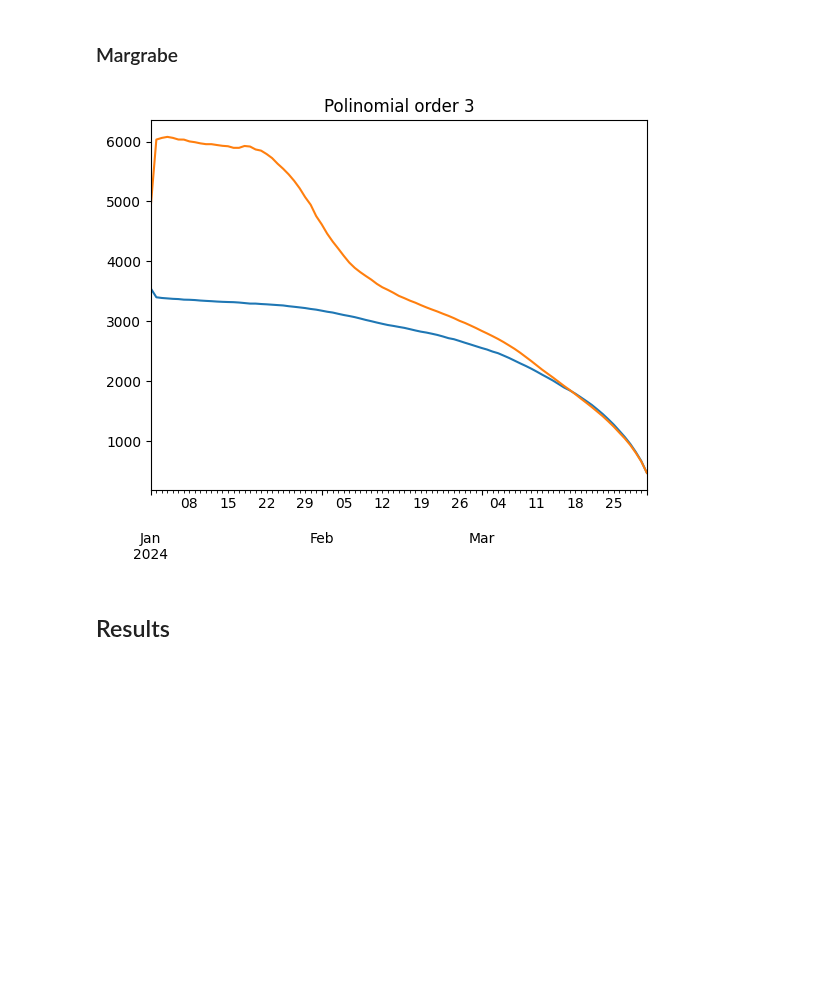
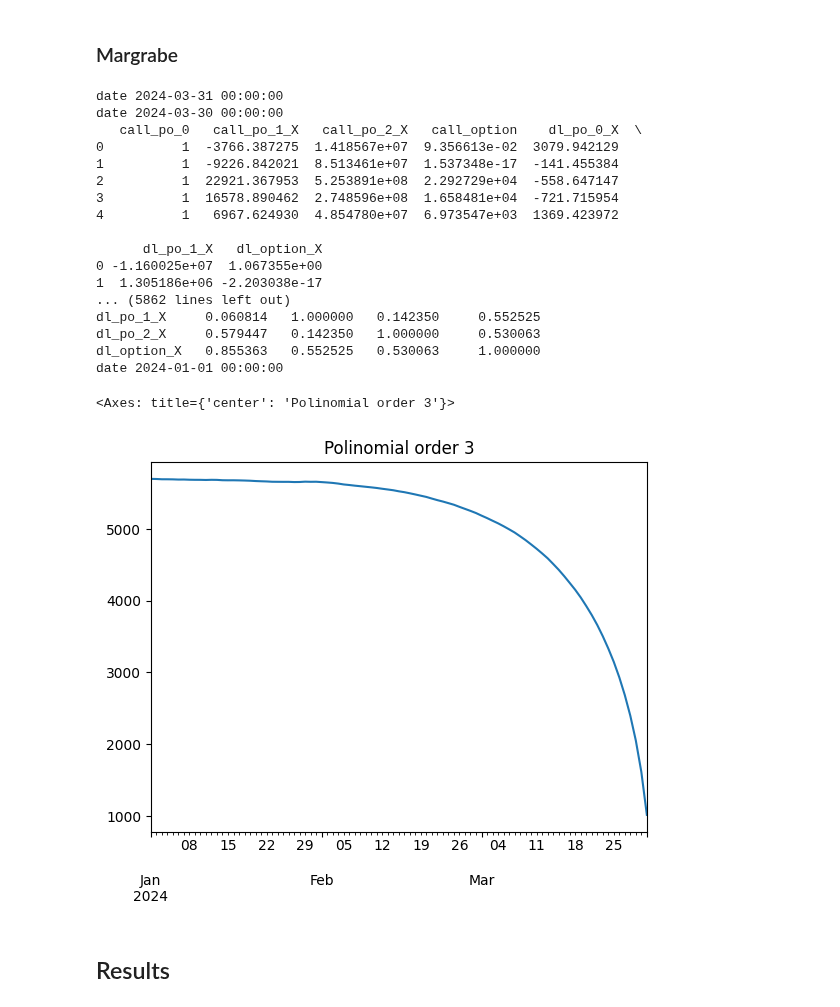
Before and after one commit to amacias-afma/montecarlohedge, a Jupyter notebook: main.ipynb, the cells around one changed output. Saved outputs shown, nothing was run; the diff lists cells and outputs as text; code cells hidden in the pictures; blank space fills up the shorter version.

```diff
--- a/main.ipynb
+++ b/main.ipynb
@@ -83,7 +86,7 @@ In this section, we load the necessary financial and operational data from CSV f
 
 The `read_data` function handles the loading and preprocessing of these datasets.
 # %%
-df_data = rd.read_data(data_path)
+df_data = rd.read_data(data_path, is_electricity_constant)
 # %% [markdown]
 ### Preprocessing
 We filter the data to include only the training period, which ends on the `valuation_date`. This ensures that our simulation is based on historical data available up to the point of valuation.
@@ -212,7 +208,11 @@ We estimate the coefficients `alpha` for the function `g(x, y)`. This function a
 dates = [valuation_date + dt.timedelta(days=i) for i in range(n_days_forecast + 1)]
 
 prices = {}
-prices['X'] = pd.DataFrame(price_simulations['hashprice'], columns=dates)
-prices['Y'] = pd.DataFrame(price_simulations['electricity'], columns=dates)
+prices['X'] = pd.DataFrame(price_simulations['btc'], columns=dates)
+if not is_electricity_constant:
+    prices['Y'] = pd.DataFrame(price_simulations['electricity'], columns=dates)
+else:
+    prices['Y'] = constant_electricity_price
+prices['Z'] = pd.DataFrame(price_simulations['hashprice'], columns=dates)
 # %%
 g_alpha = gf.estimate_g_alpha(prices, dates_parameters, investment_parameters, others_parameters)
@@ -225,6 +234,10 @@ g_alpha = gf.estimate_g_alpha(prices, dates_parameters, investment_parameters, o
 
 project_duration = dates_parameters['project_duration']
 dates_project_window = [valuation_date + dt.timedelta(days=i) for i in range(n_days_forecast + 1 - project_duration)]
+
+hedge_prices = {'X': prices['X']}
+if not is_electricity_constant:
+    hedge_prices['Y'] = prices['Y']
 # %%
 functional_results = {}
 option_results = {}
@@ -235,7 +248,8 @@ intrinsic_results = {}
 for i in range(2, 3):
 
   basis_type = {'pol_order': i + 1, 'option_basis': None}
-  df_option_value, df_call_value, df_intrinsic_value, df_delta, functional_result = op.calculate_real_option(prices, basis_type, dates_project_window, dates_parameters, investment_parameters, others_parameters, g_alpha)
+  df_option_value, df_call_value, df_intrinsic_value, df_delta, functional_result \
+    = op.calculate_real_option(prices, hedge_prices, basis_type, dates_project_window, dates_parameters, investment_parameters, others_parameters, g_alpha)
 
   functional_results[f'only_polinomial_{i+1}'] = functional_result
   option_results[f'only_polinomial_{i+1}'] = df_option_value
@@ -246,16 +277,40 @@ for i in range(2, 3):
 # %% [markdown]
 ### Margrabe
 # %%
+if not constant_electricity_price:
+  option_basis = 'margrabe'
+else:
+  option_basis = 'black-scholes'
+
 for i in range(1, 3):
-  basis_type = {'pol_order': i + 1, 'option_basis': 'margrabe'}
-  df_option_value, df_call_value, df_intrinsic_value, df_delta, functional_result = op.calculate_real_option(prices, basis_type, dates_project_window, dates_parameters, investment_parameters, others_parameters, g_alpha)
+    basis_type = {'pol_order': i + 1, 'option_basis': option_basis}
+    df_option_value, df_call_value, df_intrinsic_value, df_delta, functional_result \
+      = op.calculate_real_option(prices, hedge_prices, basis_type, dates_project_window, dates_parameters, investment_parameters, others_parameters, g_alpha)
 
-  functional_results[f'margrabe_{i+1}'] = functional_result
-  option_results[f'margrabe_{i+1}'] = df_option_value
-  intrinsic_results[f'margrabe_{i+1}'] = df_intrinsic_value
-  df_option_value.mean().plot(title=f'Polinomial order {i + 1}')
+functional_results[f'margrabe_{i+1}'] = functional_result
+option_results[f'margrabe_{i+1}'] = df_option_value
+intrinsic_results[f'margrabe_{i+1}'] = df_intrinsic_value
+df_option_value.mean().plot(title=f'Polinomial order {i + 1}')
 # %% [output]
+date 2024-03-31 00:00:00
+date 2024-03-30 00:00:00
+   call_po_0   call_po_1_X   call_po_2_X   call_option    dl_po_0_X  \
+0          1  -3766.387275  1.418567e+07  9.356613e-02  3079.942129
+1          1  -9226.842021  8.513461e+07  1.537348e-17  -141.455384
+2          1  22921.367953  5.253891e+08  2.292729e+04  -558.647147
+3          1  16578.890462  2.748596e+08  1.658481e+04  -721.715954
+4          1   6967.624930  4.854780e+07  6.973547e+03  1369.423972
+
+      dl_po_1_X   dl_option_X
+0 -1.160025e+07  1.067355e+00
+1  1.305186e+06 -2.203038e-17
+... (5862 lines left out)
+dl_po_1_X     0.060814   1.000000   0.142350     0.552525
+dl_po_2_X     0.579447   0.142350   1.000000     0.530063
+dl_option_X   0.855363   0.552525   0.530063     1.000000
+date 2024-01-01 00:00:00
+<Axes: title={'center': 'Polinomial order 3'}>
-[figure, old version]
+[figure, new version]
 # %% [markdown]
 ## Results
 # %%
```
Also changed, not shown: parts of 11 cells of this notebook, 4 other files.
